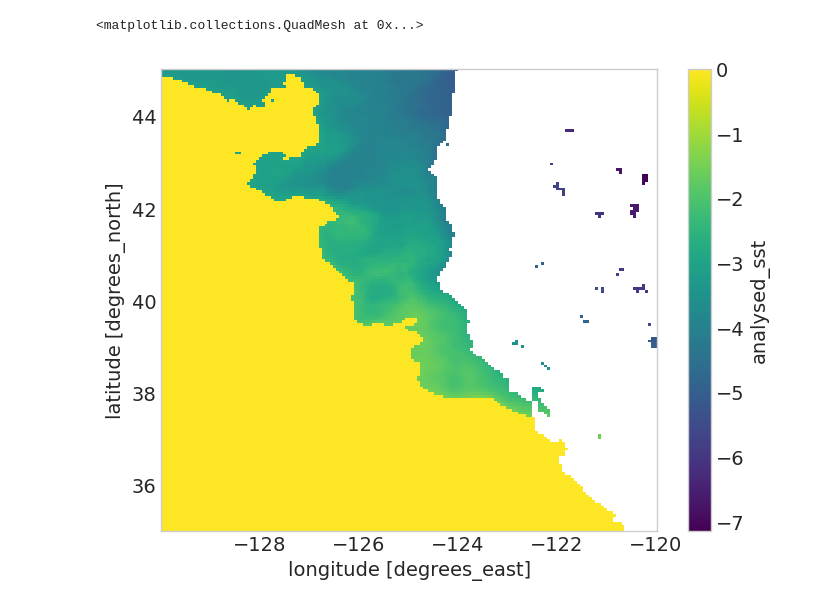
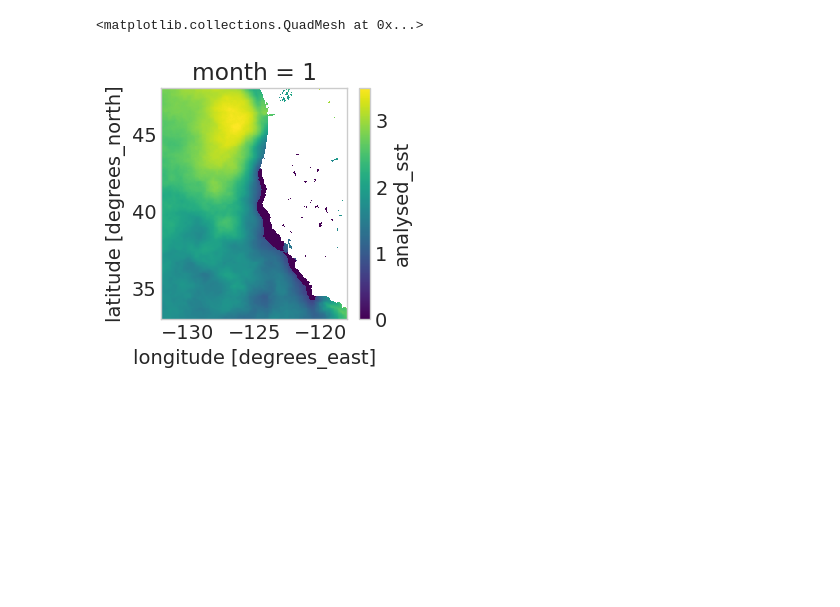
Before and after one commit to UCB-stat-159-s23/hw03-Group20, a Jupyter notebook: climate-Q04.ipynb, the cells around one changed output. Cells and saved outputs as stored; diff of their text form; code cells hidden in the pictures; blank space fills up the shorter version.

Commit message:
Q4: do monthly reference instead of complete time average

```diff
--- a/climate-Q04.ipynb
+++ b/climate-Q04.ipynb
@@ -26,11 +26,11 @@ warnings.simplefilter("ignore")  # filter some warning messages
 crs = ccrs.PlateCarree()  # set projection
 # %%
 # load dataset
-ds = xr.open_dataset("~/shared/climate-data/ds_hw.nc")
-# subset dataset for west coast
-ds_sst_loc = ds.analysed_sst.sel(lat=slice(35, 45), lon=slice(-130, -120))
+ds = xr.open_dataset("~/shared/climate-data/ds_hw.nc").analysed_sst
 
-# get avg climatology for 2002-2012
-ref_sst = ds_sst_loc.sel(time=slice("2002-01", "2012-12")).mean()
-ref_sst
+
+# get reference monthly avg climatology for 2002-2012
+ds_ref = ds.sel(time=slice("2002-01","2012-12"))
+ds_ref_mean = ds_ref.groupby(ds_ref.time.dt.month).mean()
+ds_ref_mean
 # %% [output]
@@ -39,7 +54,7 @@ array(287.07602, dtype=float32)
 # %%
-# get sst stdev between 2002 and 2012
-ref_sst_std = ds_sst_loc.sel(time=slice("2002-01", "2012-12")).std("time")
-print(ref_sst_std.min(), ref_sst_std.max())
-ref_sst_std
+# get reference monthly sst stdev between 2002 and 2012
+ds_ref_std = ds_ref.groupby(ds_ref.time.dt.month).std()
+print(ds_ref_std.min(), ds_ref_std.max())
+ds_ref_std
 # %% [output]
 <xarray.DataArray 'analysed_sst' ()>
@@ -65,10 +80,10 @@ Coordinates:
 # %%
-# get dataset for fig1 timeframe (2014-2016)
-ds_fig1 = ds_sst_loc#.sel(time=slice("2014-01", "2016-09"))
-# subtract 2002-2012 average
-ds_fig1_norm = ds_fig1 - ref_sst
+# get dataset for fig1 timeframe (2014-01)
+ds_fig1 = ds.sel(time=slice("2014-01")).mean("time")
+# subtract 2002-2012 01 average
+ds_fig1_norm = ds_fig1 - ds_ref_mean.sel(month=1)
 
 # get length of coordinate directions
-_, n_lat, n_lon = ds_fig1_norm.shape
+n_lat, n_lon = ds_fig1_norm.shape
 # %%
 # ds for 2014-01
@@ -100,10 +121,10 @@ Coordinates:
 # compare with std, set to 0 if less than 1 std
 for i in range(n_lat):
     for j in range(n_lon):
-        if (abs(ds_fig1_14_1[i, j]) < ref_sst_std[i, j]).data:
-            ds_fig1_14_1[i, j] = 0
+        if (abs(ds_fig1_norm[i, j]) < ds_ref_std[1, i, j]).data:
+            ds_fig1_norm[i, j] = 0
 # %%
-ds_fig1_14_1.plot()
+ds_fig1_norm.plot()
 # %% [output]
 <matplotlib.collections.QuadMesh at 0x...>
-[figure, old version]
+[figure, new version]
```
Also changed, not shown: parts of 5 cells of this notebook.
